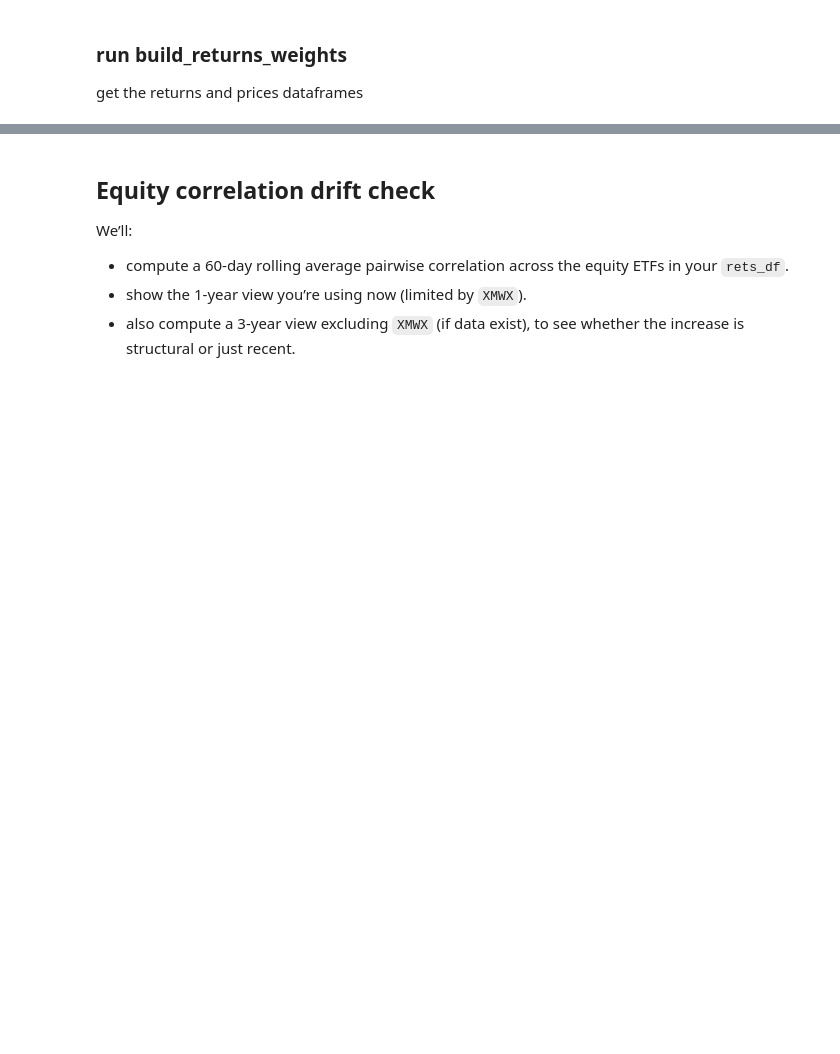
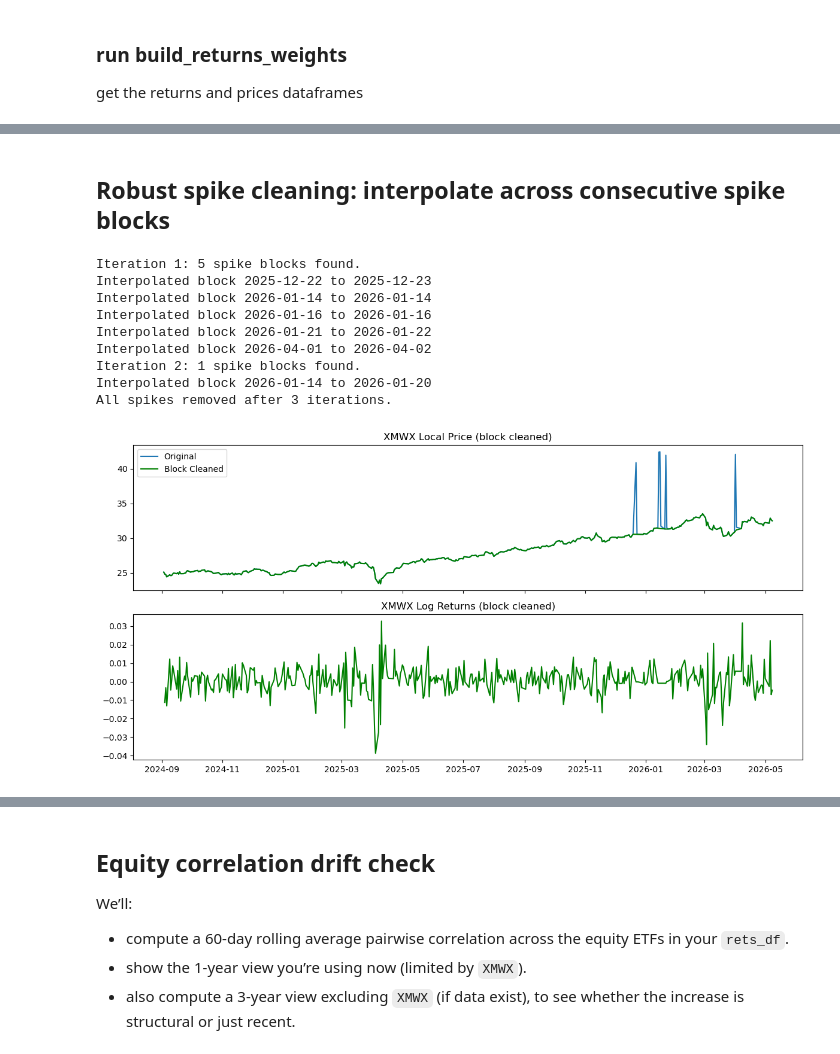
Before and after one commit to nimchimpski/GeoQuant, a Jupyter notebook: notebooks/risk_matrix_run.ipynb, the cells around one changed output, grey strips where cells are left out. Cells and saved outputs as stored; diff of their text form; code cells hidden in the pictures; blank space fills up the shorter version.

```diff
--- a/notebooks/risk_matrix_run.ipynb
+++ b/notebooks/risk_matrix_run.ipynb
@@ -51,8 +52,11 @@ window_start = '2026-4-10'
 window_end = None
 print('------\nBOOK:', PORTFOLIO, '\n-------')
 max_age = data_params.get('max_age', 0)
-print('window_start:', window_start)
 print('max_age (hrs):', max_age, '\n-------')
 
-rets_df, prices_df, w = risk_matrix.build_returns_weights(holdings, data_params=config.data_params, no_fx=False, usd_shift=False)
+rets_df, prices_df, w = risk_matrix.build_returns_weights(holdings, data_params=config.data_params, no_fx=True, usd_shift=False)
+
+# Extract XMWX local price series for diagnostics/cleaning
+xmwx_local = prices_df['XMWX'] if 'XMWX' in prices_df.columns else None
+print('xmwx_local:', xmwx_local if xmwx_local is not None else 'Not found')
 # %% [output]
@@ -156,0 +97,72 @@ Date
+# %% [markdown]
+## Robust spike cleaning: interpolate across consecutive spike blocks
+# %%
+
+def clean_spike_blocks(series, max_logret=0.07, max_iter=10, verbose=True):
+    """Detect and interpolate across blocks of consecutive spikes in a price series."""
+    s = series.copy()
+    for i in range(max_iter):
+        rets = np.log(s / s.shift(1))
+        spikes = rets.abs() > max_logret
+        if not spikes.any():
+            if verbose: print(f'All spikes removed after {i+1} iterations.')
+            break
+        # Find blocks of consecutive spikes
+        block = []
+        blocks = []
+        for idx, is_spike in enumerate(spikes):
+            if is_spike:
+                block.append(s.index[idx])
+            else:
+                if block:
+                    blocks.append(block)
+                    block = []
+        if block:
+            blocks.append(block)
+        if verbose: print(f'Iteration {i+1}: {len(blocks)} spike blocks found.')
+        # Interpolate across each block as a whole
+        for b in blocks:
+            if len(b) == 0: continue
+            start_idx = s.index.get_loc(b[0]) - 1
+            end_idx = s.index.get_loc(b[-1]) + 1
+            if start_idx < 0 or end_idx >= len(s):
+                if verbose: print(f'Cannot interpolate block at {b[0]} (no neighbors)')
+                continue
+            start_val = s.iloc[start_idx]
+            end_val = s.iloc[end_idx]
+            interp_vals = np.linspace(start_val, end_val, len(b)+2)[1:-1]
+            s.loc[b] = interp_vals
+            if verbose: print(f'Interpolated block {b[0].date()} to {b[-1].date()}')
+    return s
+
+# Apply robust block cleaning to XMWX
+if xmwx_local is not None:
+    xmwx_local_blockclean = clean_spike_blocks(xmwx_local, max_logret=0.07, max_iter=10, verbose=True)
+    xmwx_rets_blockclean = np.log(xmwx_local_blockclean / xmwx_local_blockclean.shift(1))
+    # Plot result
+    fig, ax = plt.subplots(2, 1, figsize=(12, 6), sharex=True)
+    ax[0].plot(xmwx_local.index, xmwx_local, label='Original')
+    ax[0].plot(xmwx_local_blockclean.index, xmwx_local_blockclean, label='Block Cleaned', color='green')
+    ax[0].set_title('XMWX Local Price (block cleaned)')
+    ax[0].legend()
+    ax[1].plot(xmwx_rets_blockclean.index, xmwx_rets_blockclean, label='Block Cleaned', color='green')
+    ax[1].set_title('XMWX Log Returns (block cleaned)')
+    plt.tight_layout()
+    plt.show()
+    # Print top 10 spikes after block cleaning
+    spikes_blockclean = xmwx_rets_blockclean.abs().sort_values(ascending=False).head(10)
+    print('Top 10 XMWX spikes after block cleaning (by |log return|):')
+    print(spikes_blockclean)
+else:
+    print('XMWX not found in prices_df_nofx.')
+# %% [output]
+Iteration 1: 5 spike blocks found.
+Interpolated block 2025-12-22 to 2025-12-23
+Interpolated block 2026-01-14 to 2026-01-14
+Interpolated block 2026-01-16 to 2026-01-16
+Interpolated block 2026-01-21 to 2026-01-22
+Interpolated block 2026-04-01 to 2026-04-02
+Iteration 2: 1 spike blocks found.
+Interpolated block 2026-01-14 to 2026-01-20
+All spikes removed after 3 iterations.
+[figure, added]
```
Also changed, not shown: parts of 12 cells of this notebook, 9 other files.
